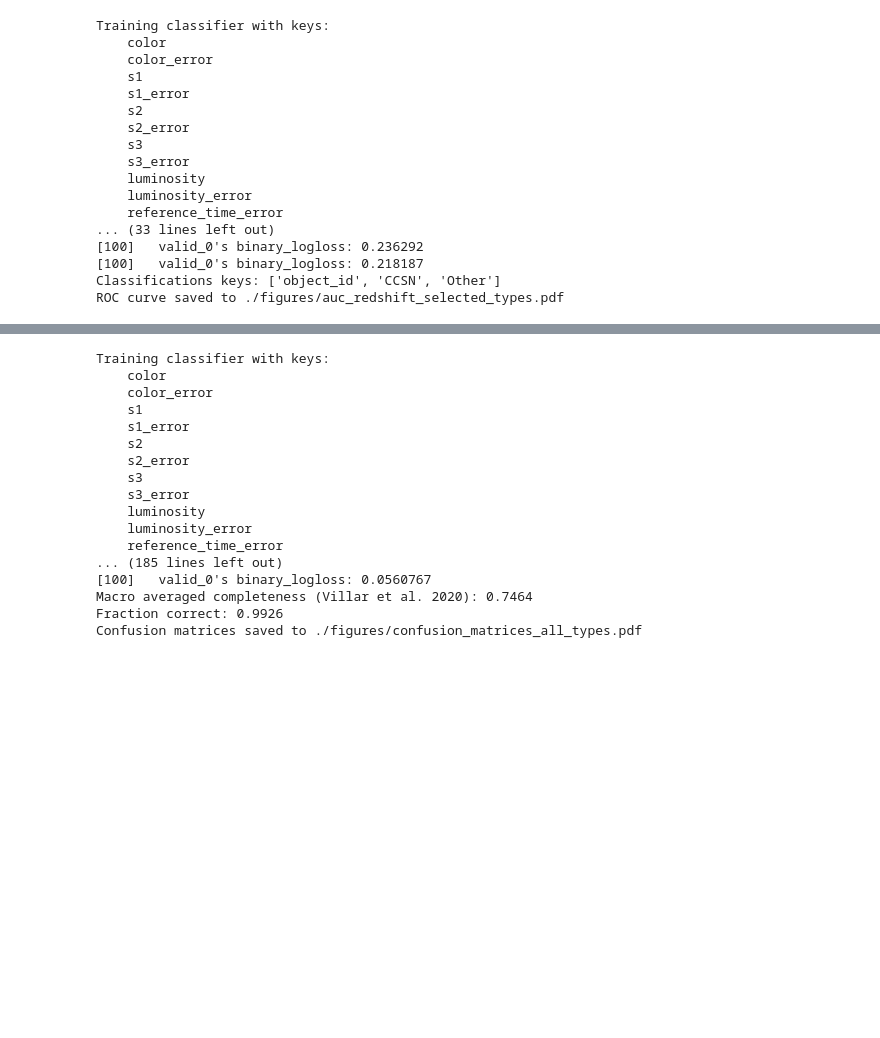
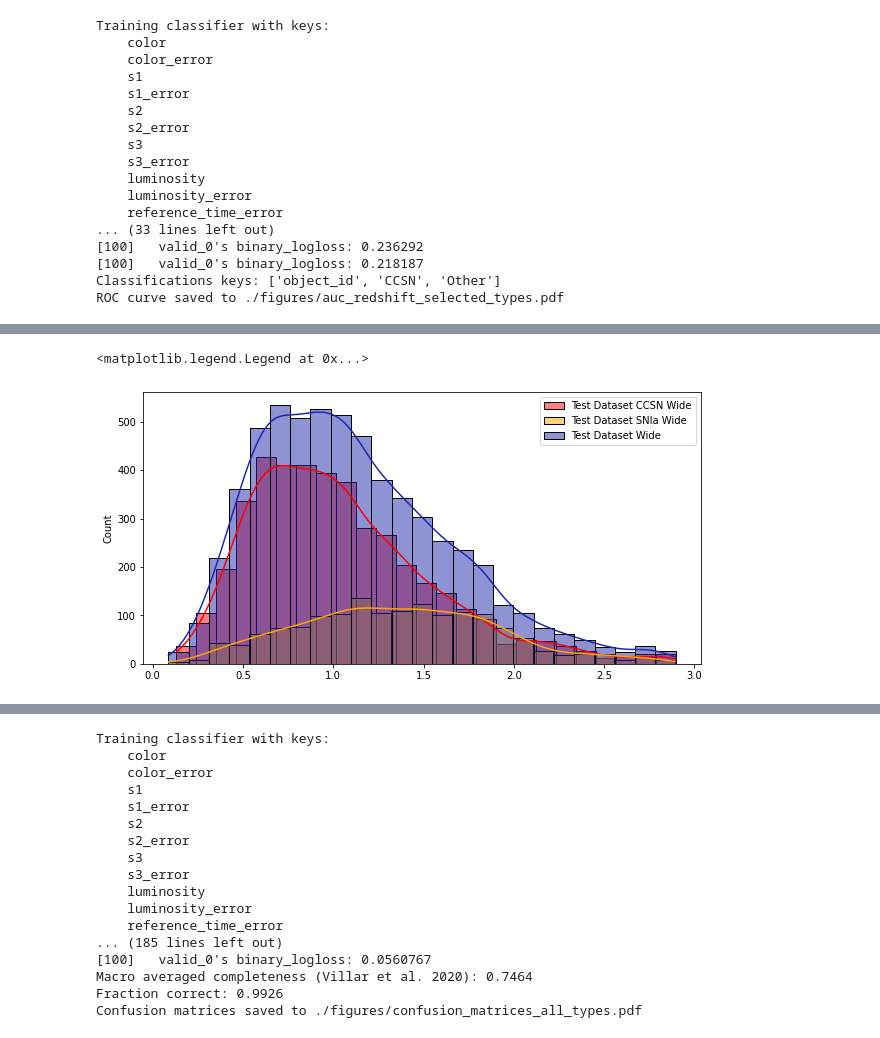
Before and after one commit to BelalAbdelhadi/SpectralParSNIP, a Jupyter notebook: notebooks/classification.ipynb, the cells around one changed output, grey strips where cells are left out. Saved outputs shown, nothing was run; the diff lists cells and outputs as text; code cells hidden in the pictures; blank space fills up the shorter version.

```diff
--- a/notebooks/classification.ipynb
+++ b/notebooks/classification.ipynb
@@ -237,0 +541,9 @@ ROC curve saved to ./figures/auc_redshift_selected_types.pdf
+# %%
+plt.figure(figsize=(10, 5))
+sns.histplot(wide_test_pred[wide_test_pred['type'] == 'CCSN']['redshift'],color='#FB0006', label='Test Dataset CCSN Wide',kde=True, bins=25)
+sns.histplot(wide_test_pred[wide_test_pred['type'] == 'SNIa']['redshift'],color='orange', label='Test Dataset SNIa Wide',kde=True, bins=25)
+sns.histplot(wide_test_pred['redshift'],color='#1F28AB', label='Test Dataset Wide',kde=True, bins=25)
+plt.legend()
+# %% [output]
+<matplotlib.legend.Legend at 0x...>
+[figure, added]
```
Also changed, not shown: parts of 13 cells of this notebook, 6 other files.
